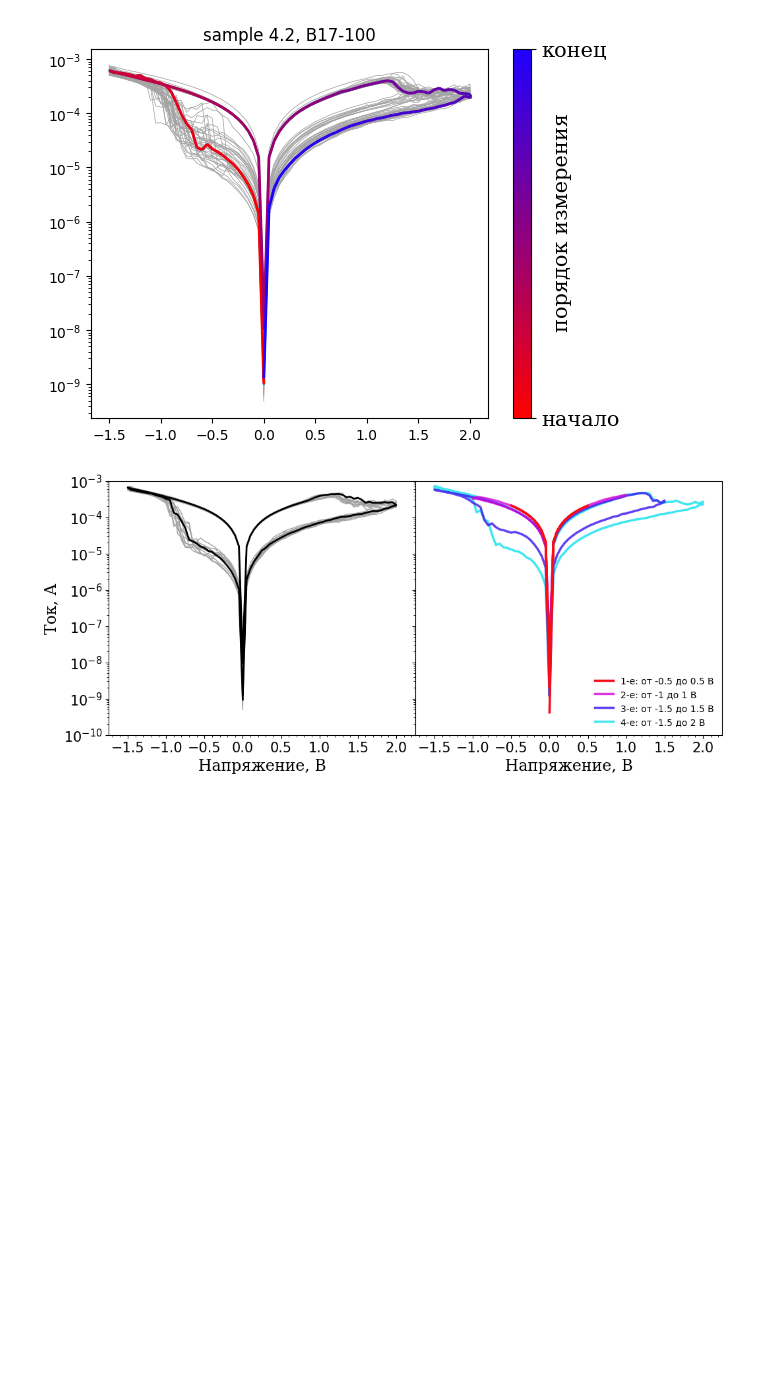
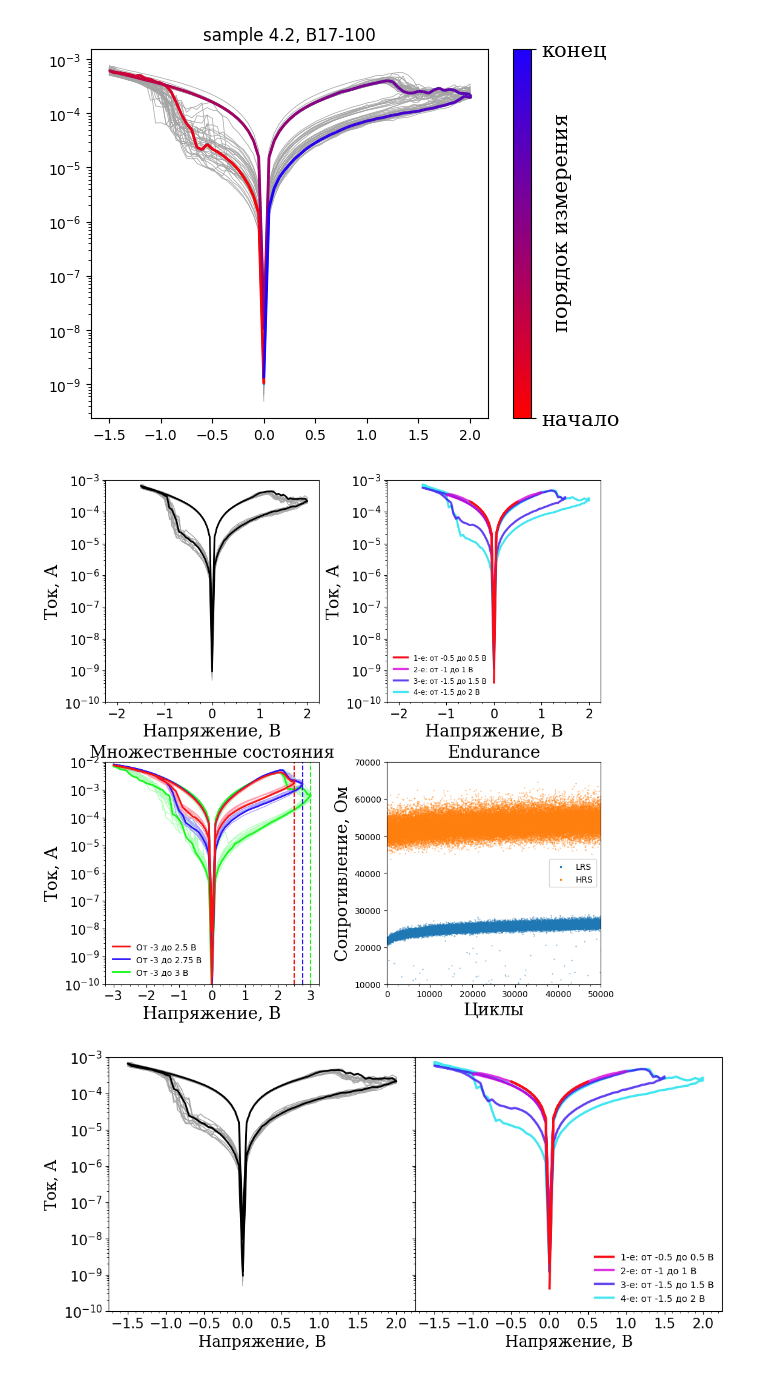
Before and after one commit to OneMoreGate/TiN-HZO_experimental, a Jupyter notebook: sample_4.2_postann_550_e-beam/main.ipynb, the cells around one changed output. Drawn from its saved outputs; the diff is of its cells as text; code cells hidden in the pictures; blank space fills up the shorter version.

```diff
--- a/sample_4.2_postann_550_e-beam/main.ipynb
+++ b/sample_4.2_postann_550_e-beam/main.ipynb
@@ -22,6 +22,88 @@ ax.text(x=2.9, y=10**(-6), s='порядок измерения', fontsize=15, r
 # %% [output]
 Text(2.9, 1e-06, 'порядок измерения')
 [figure]
+# %%
+df = pd.read_csv('sample_4.2_2\\F12-100_3.csv',
+                                delimiter=';',
+                                skiprows=16,
+                                engine='python',
+                                header=None,
+                                encoding='ISO-8859-1').astype(np.float32)
+df[0] = df[0].iloc[:50000]
+df[1] = df[1][df[1] > 10000].iloc[:50000]
+df[2] = df[2][df[2] > 40000].iloc[:50000]
+df.dropna(inplace=True)
+# %%
+fig, ax = plt.subplots(ncols=2, nrows=2, figsize=(10, 10))
+fig.tight_layout(pad=5)
+
+y_major = ticker.LogLocator(numticks = 20)
+y_minor = ticker.LogLocator(subs = np.arange(1.0, 10.0) * 0.1, numticks = 10)
+
+d.draw_multiple_lines('B17-100', ax[0,0], measurs= [i for i in range(32,44)], color = '#a3a3a3', linewidth = 1)
+d.draw_single_line('B17-100', ax[0,0], 34, color = 'k', linewidth = 2)
+ax[0,0].set(yscale='log', ylim=[10**(-10), 10**(-3)], xlim=[-2.25, 2.25])
+ax[0,0].xaxis.set_major_locator(ticker.MultipleLocator(1))
+ax[0,0].xaxis.set_minor_locator(ticker.MultipleLocator(0.25))
+ax[0,0].yaxis.set_major_locator(y_major)
+ax[0,0].yaxis.set_minor_locator(y_minor)
+ax[0,0].tick_params(labelsize=15)
+ax[0,0].set_xlabel('Напряжение, В', size = 20, fontfamily = 'serif')
+ax[0,0].set_ylabel('Ток, А', size = 20, fontfamily = 'serif')
+
+d.draw_single_line('B17-100', ax[0,1], 32, label = '4-е: от -1.5 до 2 В', color = '#13e0ed', alpha = 0.8, linewidth = 2.5)
+d.draw_single_line('B17-100', ax[0,1], 8, label = '3-е: от -1.5 до 1.5 В', color = '#3b12ee', alpha = 0.8, linewidth = 2.5)
+d.draw_single_line('B17-100', ax[0,1], 5, label = '2-е: от -1 до 1 В', color = '#d500d9', alpha = 0.8, linewidth = 2.5)
+d.draw_single_line('B17-100', ax[0,1], 4, label = '1-е: от -0.5 до 0.5 В', color = '#f70c17', alpha = 1, linewidth = 2.5)
+ax[0,1].set(yscale='log', ylim=[10**(-10), 10**(-3)], xlim=[-2.25, 2.25])
+#ax[0,1].set_title('Деформовка', size = 20, fontfamily = 'serif')
+ax[0,1].set_xlabel('Напряжение, В', size = 20, fontfamily = 'serif')
+#ax[0,1].set_ylabel('Ток, А', size = 20, fontfamily = 'serif')
+ax[0,1].xaxis.set_major_locator(ticker.MultipleLocator(1))
+ax[0,1].xaxis.set_minor_locator(ticker.MultipleLocator(0.25))
+ax[0,1].yaxis.set_major_locator(y_major)
+ax[0,1].yaxis.set_minor_locator(y_minor)
+ax[0,1].tick_params(labelsize=15)
+ax[0,1].legend(reverse = True, frameon = False, fontsize = 8.5, loc = 'lower left')
+ax[0,1].set_ylabel('Ток, А', size = 20, fontfamily = 'serif')
+
+d_2.draw_multiple_lines('F10-100', ax[1,0], measurs=[i for i in range(92,106)], color = '#aeffb7', linewidth = 1)
+d_2.draw_multiple_lines('F10-100', ax[1,0], measurs=[i for i in range(82,92) if i not in [83, 84]], color = '#a69eff', linewidth = 1)
+d_2.draw_multiple_lines('F10-100', ax[1,0], measurs=[i for i in range(69,80) if i not in [74,75]], color = '#ff9eae', linewidth = 1)
+d_2.draw_single_line('F10-100', ax[1,0], 100, color = '#14f719', linewidth = 2, label = 'От -3 до 3 В')
+d_2.draw_single_line('F10-100', ax[1,0], 89, color = '#2d14f7', linewidth = 2, label = 'От -3 до 2.75 В')
+d_2.draw_single_line('F10-100', ax[1,0], 76, color = '#f71313', linewidth = 2, label = 'От -3 до 2.5 В')
+ax[1,0].plot([2.5,2.5], [10**(-10), 10**(-2)], '--', color = '#f71313')
+ax[1,0].plot([2.75,2.75], [10**(-10), 10**(-2)], '--', color = '#2d14f7')
+ax[1,0].plot([3,3], [10**(-10), 10**(-2)], '--', color = '#14f719')
+ax[1,0].legend(reverse = True,frameon = False)
+ax[1,0].yaxis.set_major_locator(y_major)
+ax[1,0].yaxis.set_minor_locator(y_minor)
+ax[1,0].set(yscale='log', ylim=[10**(-10), 10**(-2)], xlim=[-3.25, 3.25])
+ax[1,0].set_xlabel('Напряжение, В', size = 20, fontfamily = 'serif')
+ax[1,0].set_ylabel('Ток, А', size = 20, fontfamily = 'serif')
+ax[1,0].set_title('Множественные состояния', size = 20, fontfamily = 'serif')
+ax[1,0].xaxis.set_major_locator(ticker.MultipleLocator(1))
+ax[1,0].xaxis.set_minor_locator(ticker.MultipleLocator(0.25))
+y_major = ticker.LogLocator(numticks = 20)
+y_minor = ticker.LogLocator(subs = np.arange(1.0, 10.0) * 0.1, numticks = 20)
+ax[1,0].yaxis.set_major_locator(y_major)
+ax[1,0].yaxis.set_minor_locator(y_minor)
+ax[1,0].tick_params(labelsize=15)
+
+ax[1,1].scatter(df[0], df[1], s = 0.1, label = 'LRS')
+ax[1,1].scatter(df[0], df[2], s = 0.1, label = 'HRS')
+ax[1,1].set(xlim = [0, 50000], ylim=[10000, 70000])
+ax[1,1].set_xlabel('Циклы', size = 20, fontfamily = 'serif')
+ax[1,1].set_ylabel('Сопротивление, Ом', size = 20, fontfamily = 'serif')
+ax[1,1].xaxis.set_major_locator(ticker.MultipleLocator(10000))
+ax[1,1].xaxis.set_minor_locator(ticker.MultipleLocator(2500))
+ax[1,1].set_title('Endurance', size = 20, fontfamily = 'serif')
+ax[1,1].legend(markerscale = 5)
+
+#plt.savefig('all_4.2.png', dpi = 300, bbox_inches = 'tight')
+# %% [output]
+[figure, added]
 # %%
 fig = plt.figure(figsize=(12, 5))
 gs = GridSpec(ncols=2, nrows=1, figure=fig)
```
Also changed, not shown: parts of 2 cells of this notebook, 7 other files.
